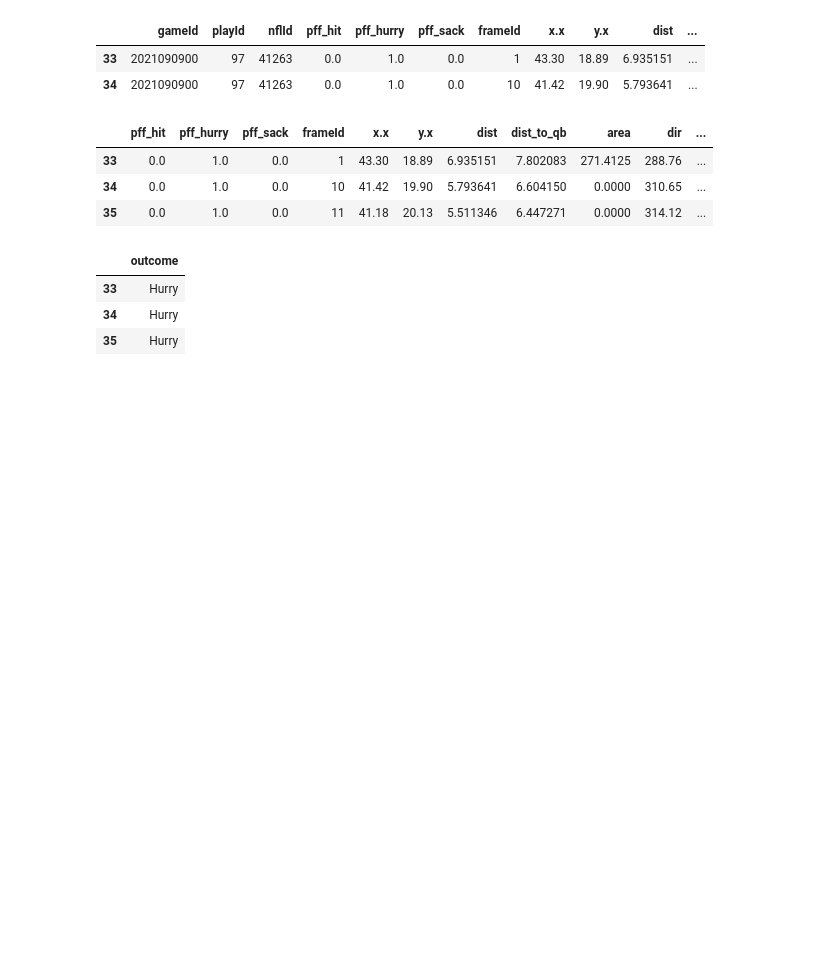
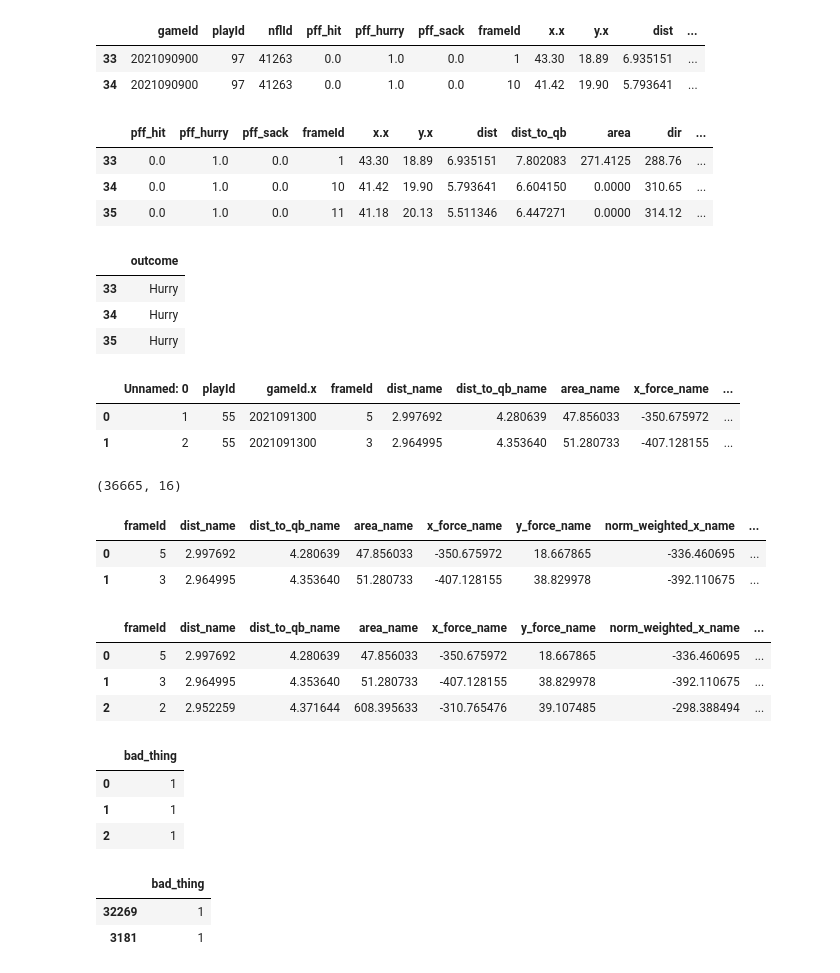
Before and after one commit to hlian188/NFLBigDataBowl, a Jupyter notebook: xgboost baseline for hit, hurry,sack.ipynb, the cells around one changed output. Drawn from its saved outputs; the diff is of its cells as text; code cells hidden in the pictures; blank space fills up the shorter version.

```diff
--- a/xgboost baseline for hit, hurry,sack.ipynb
+++ b/xgboost baseline for hit, hurry,sack.ipynb
@@ -142,4 +146,45 @@ y_df.head(3)
+# %%
+new_df=pd.read_csv("/Users/joonghochoi/Desktop/NFLBigDataBowl/NFL/2023/by_frame_all.csv")
+new_df.head(2)
+# %% [output]
+|  | Unnamed: 0 | playId | gameId.x | frameId | dist_name | dist_to_qb_name | area_name | x_force_name | ... |
+| 0 | 1 | 55 | 2021091300 | 5 | 2.997692 | 4.280639 | 47.856033 | -350.675972 | ... |
+| 1 | 2 | 55 | 2021091300 | 3 | 2.964995 | 4.353640 | 51.280733 | -407.128155 | ... |
+# %%
+new_df1=new_df.drop(columns=['Unnamed: 0','playId','gameId.x','hit','hurry','sack'])
+print(new_df1.shape)
+# %% [output]
+(36665, 16)
+# %%
+new_df1.head(2)
+# %% [output]
+|  | frameId | dist_name | dist_to_qb_name | area_name | x_force_name | y_force_name | norm_weighted_x_name | ... |
+| 0 | 5 | 2.997692 | 4.280639 | 47.856033 | -350.675972 | 18.667865 | -336.460695 | ... |
+| 1 | 3 | 2.964995 | 4.353640 | 51.280733 | -407.128155 | 38.829978 | -392.110675 | ... |
+# %%
+x_df=new_df1[new_df1.columns[~new_df1.columns.isin(['bad_thing'])]]
+x_df.head(3)
+# %% [output]
+|  | frameId | dist_name | dist_to_qb_name | area_name | x_force_name | y_force_name | norm_weighted_x_name | ... |
+| 0 | 5 | 2.997692 | 4.280639 | 47.856033 | -350.675972 | 18.667865 | -336.460695 | ... |
+| 1 | 3 | 2.964995 | 4.353640 | 51.280733 | -407.128155 | 38.829978 | -392.110675 | ... |
+| 2 | 2 | 2.952259 | 4.371644 | 608.395633 | -310.765476 | 39.107485 | -298.388494 | ... |
+# %%
+y_df=new_df1[new_df1.columns[new_df1.columns.isin(['bad_thing'])]]
+y_df.head(3)
+# %% [output]
+|  | bad_thing |
+| 0 | 1 |
+| 1 | 1 |
+| 2 | 1 |
 # %%
 from sklearn.model_selection import train_test_split
 X_train, X_test, y_train, y_test = train_test_split(x_df, y_df, test_size=0.33, random_state=42)
+# %%
+X_train.head(2)
+y_train.head(2)
+# %% [output]
+|  | bad_thing |
+| 32269 | 1 |
+| 3181 | 1 |
 # %%
```
Also changed, not shown: parts of 5 cells of this notebook.
